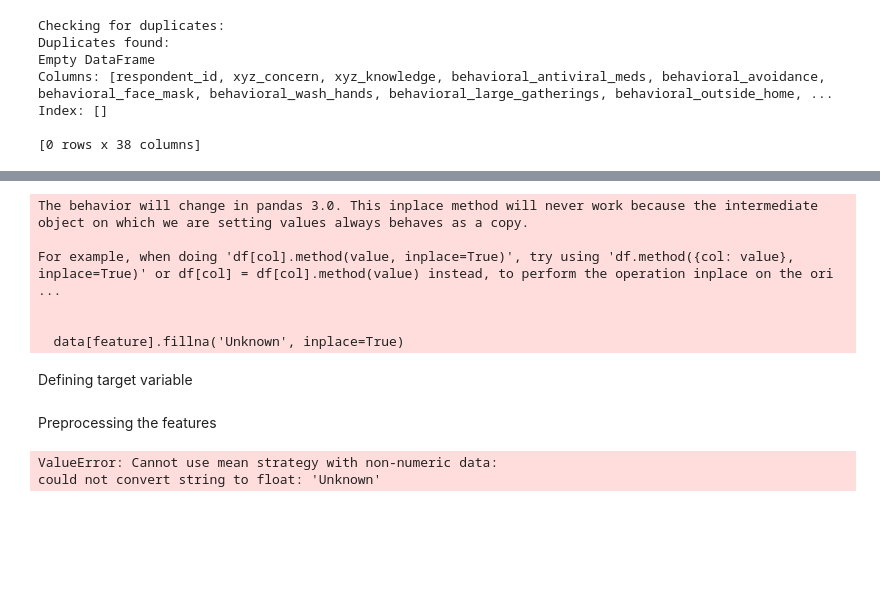
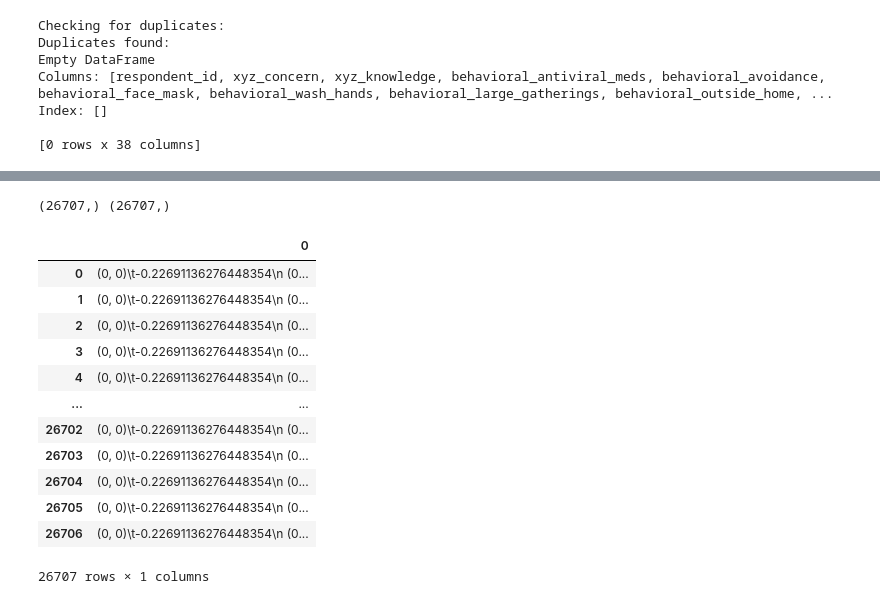
Before and after one commit to Chandani2309/ChandaniGupta_DatahackFile, a Jupyter notebook: ChandaniGupta_Datahack.ipynb, the cells around one changed output, grey strips where cells are left out. Saved outputs shown, nothing was run; the diff lists cells and outputs as text; code cells hidden in the pictures; blank space fills up the shorter version.

```diff
--- a/ChandaniGupta_Datahack.ipynb
+++ b/ChandaniGupta_Datahack.ipynb
@@ -134,27 +132,25 @@ Combining categorical and numerical features
 # %%
 features=numerical_features+categorical_features
-# %%
-for feature in features:
-    if data[feature].isnull().all():
-        if data[feature].dtype=='object':
-            data[feature].fillna('Unknown', inplace=True)
-        else:
-            data[feature].fillna(-1, inplace=True)
-# %% [output]
-The behavior will change in pandas 3.0. This inplace method will never work because the intermediate object on which we are setting values always behaves as a copy.
-
-For example, when doing 'df[col].method(value, inplace=True)', try using 'df.method({col: value}, inplace=True)' or df[col] = df[col].method(value) instead, to perform the operation inplace on the ori ...
-
-
-  data[feature].fillna('Unknown', inplace=True)
-# %% [markdown]
-Defining target variable
 # %%
 y=data[['xyz_vaccine', 'seasonal_vaccine']]
-# %% [markdown]
-Preprocessing the features
+# %%
+print(y['xyz_vaccine'].shape, y['seasonal_vaccine'].shape)
+# %% [output]
+(26707,) (26707,)
 # %%
 X=preprocessor.fit_transform(data[features])
+pd.DataFrame(X)
 # %% [output]
+|  | 0 |
+| 0 | (0, 0)\t-0.22691136276448354\n (0... |
+| 1 | (0, 0)\t-0.22691136276448354\n (0... |
+| 2 | (0, 0)\t-0.22691136276448354\n (0... |
+| 3 | (0, 0)\t-0.22691136276448354\n (0... |
+| 4 | (0, 0)\t-0.22691136276448354\n (0... |
+| ... | ... |
+| 26702 | (0, 0)\t-0.22691136276448354\n (0... |
+| 26703 | (0, 0)\t-0.22691136276448354\n (0... |
+| 26704 | (0, 0)\t-0.22691136276448354\n (0... |
+| 26705 | (0, 0)\t-0.22691136276448354\n (0... |
+| 26706 | (0, 0)\t-0.22691136276448354\n (0... |
-ValueError: Cannot use mean strategy with non-numeric data:
-could not convert string to float: 'Unknown'
+26707 rows × 1 columns
```
Also changed, not shown: parts of 28 cells of this notebook.
